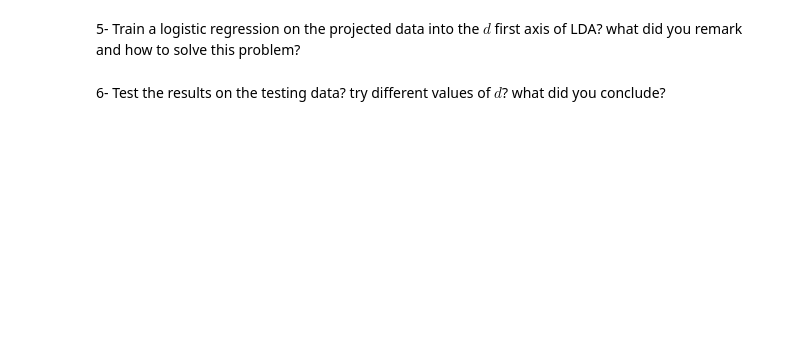
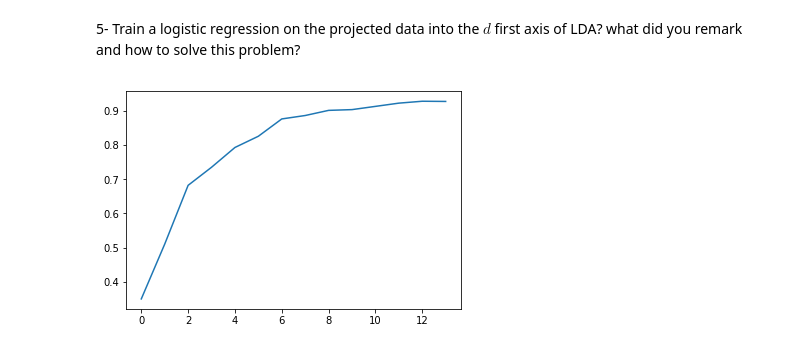
Before and after one commit to wint3ria/discriminative-methods, a Jupyter notebook: lda.ipynb, the cells around one changed output. Cells and saved outputs as stored; diff of their text form; code cells hidden in the pictures; blank space fills up the shorter version.

```diff
--- a/lda.ipynb
+++ b/lda.ipynb
@@ -27,0 +109,9 @@ ytest = dataTest.values[:,64]
+# %%
+m = np.mean(Mu, axis=0)
+S_B = np.zeros((D, D))
+Mu_c = Mu - m
+
+for k in range(K):
+    N = Xtrain[ytrain == k].shape[0]
+    mk = Mu_c[k].reshape(-1, 1)
+    S_B += N * (mk @ mk.T)
@@ -27,0 +120,8 @@ ytest = dataTest.values[:,64]
+# %%
+lam, V = np.linalg.eigh(np.linalg.pinv(S_W).dot(S_B))
+lam, V = zip(*sorted(zip(np.abs(lam), V.T), key=lambda p: -p[0]))
+lam, V = np.array(lam), np.array(V).T
+
+s = np.sum(lam)
+for i, val in enumerate(lam[:min(15, len(lam))]):
+    print('eigenvalue {0:}: {1:.2%}'.format(i + 1, (val / s)))
@@ -28,4 +144,17 @@ ytest = dataTest.values[:,64]
 # %% [markdown]
 5- Train a logistic regression on the projected data into the $d$ first axis of LDA? what did you remark and how to solve this problem?
-# %% [markdown]
-6- Test the results on the testing data? try different values of $𝑑$? what did you conclude?
+# %%
+logreg = LogisticRegression(multi_class='multinomial', solver='newton-cg')
+
+scores = []
+for d in range(1, min(15, len(lam))):
+    proj_mat = V[:, :d]
+    lda_reduced = Xtrain @ proj_mat
+    logreg.fit(lda_reduced, ytrain)
+    lda_reduced_test = Xtest @ proj_mat
+    scores.append(logreg.score(lda_reduced_test, ytest))
+
+plt.plot(scores)
+plt.show()
+# %% [output]
+[figure, added]
```
Also changed, not shown: parts of 25 cells of this notebook.
